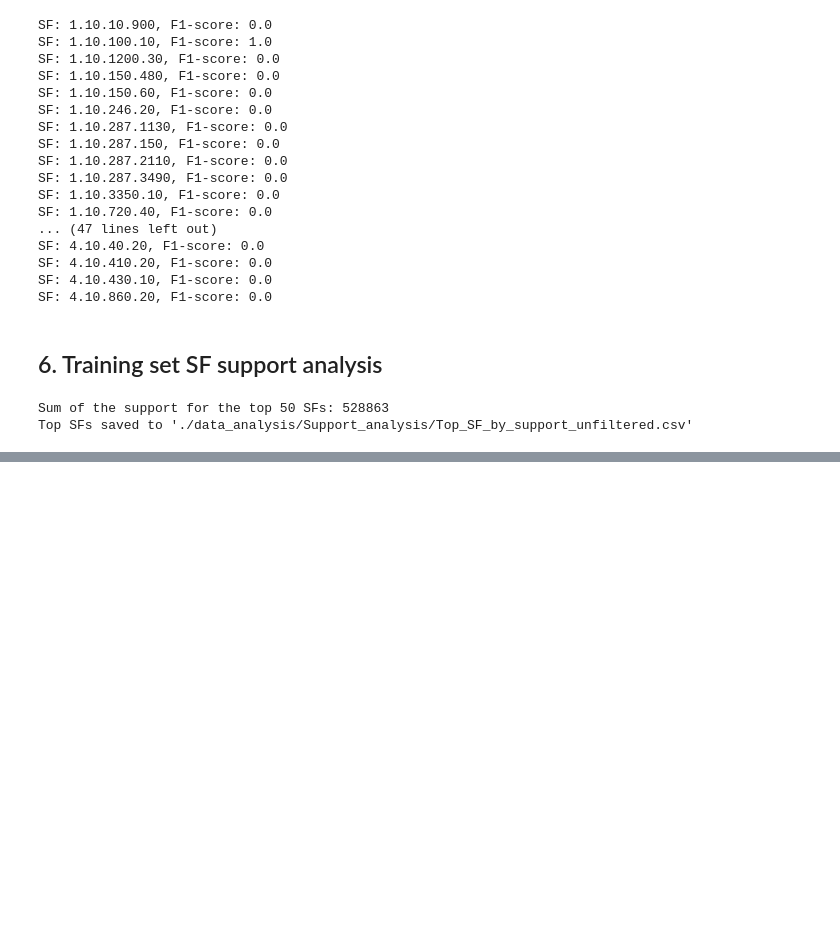
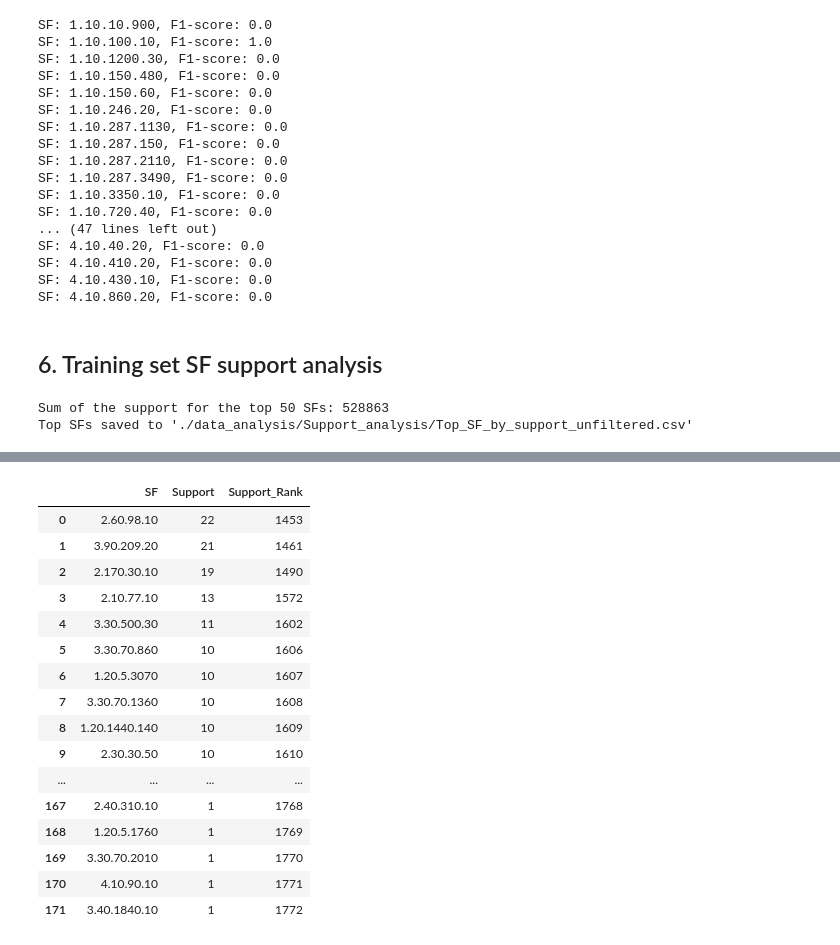
Before and after one commit to Mouret-Orfeu/CATHe2, a Jupyter notebook: data_analysis/Data_analysis.ipynb, the cells around one changed output, grey strips where cells are left out. Saved outputs shown, nothing was run; the diff lists cells and outputs as text; code cells hidden in the pictures; blank space fills up the shorter version.

Commit message:
feat: Analysis of removed SF support rankwith filter usage

```diff
--- a/data_analysis/Data_analysis.ipynb
+++ b/data_analysis/Data_analysis.ipynb
@@ -1613,0 +1700,70 @@ print(f'Number of Domain_ids in Train.csv for the top SFs: {len(top_sf_domain_id
+# %%
+import pandas as pd
+import os
+# Set working directory
+os.chdir('/home/orfeu/Documents/documents/important/travail/stage/stage/stage_2023_2024/Recherche_scientifique_Londre/Auto_Prot_function_detection_and_classification/work/code/CATHe')
+from IPython.display import display
+pd.set_option('display.max_rows', 200)  # Show up to 200 rows
+
+# SF support threshold ranking building ##############################################################################
+
+# Load the CSV files
+train_set_ids_path = './data/Dataset/csv/Train.csv'
+train_df = pd.read_csv(train_set_ids_path)
+
+
+# Count the support of each value in the "SF" column
+support_counts = train_df['SF'].value_counts()
+
+# Create a DataFrame with the counts and rank the "SF" values by support size (descending order)
+support_ranking = support_counts.reset_index()
+support_ranking.columns = ['SF', 'Support']
+support_ranking = support_ranking.sort_values(by='Support', ascending=False).reset_index(drop=True)
+
+
+# Add a ranking column (starting from 1)
+support_ranking['Support_Rank'] = support_ranking.index + 1
+
+
+# Extracting filtered SF #############################################################################################
+
+# Load the CSV files
+train_ids_df = pd.read_csv('./data/Dataset/csv/Train_ids_for_3Di_usage_pLDDT_threshold_0_support_threshold_10.csv')
+
+# Extract IDs from the respective columns
+train_ids = set(train_ids_df['Domain_id'])
+train_csv_ids = set(train_df['Unnamed: 0'])
+
+# Find IDs in Train.csv that are not in Train_ids_for_3Di_usage_pLDDT_threshold_0_support_threshold_10.csv
+missing_ids = train_csv_ids - train_ids
+
+# print("len missing_ids", len(missing_ids))
+
+# Filter rows in train_df where 'Unnamed: 0' is in missing_ids
+train_remaining_rows = train_df[~train_df['Unnamed: 0'].isin(missing_ids)]
+
+# Extract unique 'SF' values
+train_remaining_SF = train_remaining_rows['SF'].unique()
+all_train_SF = train_df['SF'].unique()
+
+# Compute removed SF values
+removed_SF = set(all_train_SF) - set(train_remaining_SF)
+
+# Convert back to a list if needed
+removed_SF = list(removed_SF)
+
+# print("len removed_SF", len(removed_SF))
+
+
+
+
+# printing support ranking of filtered SF from pLDDT threshold 24 (+ 3Di extraction) #################################
+
+# Get the support ranking of filtered SF
+filtered_sf_ranking = support_ranking[support_ranking['SF'].isin(removed_SF)].reset_index(drop=True)
+
+# Print the filtered support ranking
+print("Support and support ranking of removed SF when using 3Di and pLDDT threshold 0 and support threshold 10")
+# Display the DataFrame in a scrollable format
+display(filtered_sf_ranking)
+# %% [output]
@@ -1613,0 +1771,17 @@ print(f'Number of Domain_ids in Train.csv for the top SFs: {len(top_sf_domain_id
+|  | SF | Support | Support_Rank |
+| 0 | 2.60.98.10 | 22 | 1453 |
+| 1 | 3.90.209.20 | 21 | 1461 |
+| 2 | 2.170.30.10 | 19 | 1490 |
+| 3 | 2.10.77.10 | 13 | 1572 |
+| 4 | 3.30.500.30 | 11 | 1602 |
+| 5 | 3.30.70.860 | 10 | 1606 |
+| 6 | 1.20.5.3070 | 10 | 1607 |
+| 7 | 3.30.70.1360 | 10 | 1608 |
+| 8 | 1.20.1440.140 | 10 | 1609 |
+| 9 | 2.30.30.50 | 10 | 1610 |
+| ... | ... | ... | ... |
+| 167 | 2.40.310.10 | 1 | 1768 |
+| 168 | 1.20.5.1760 | 1 | 1769 |
+| 169 | 3.30.70.2010 | 1 | 1770 |
+| 170 | 4.10.90.10 | 1 | 1771 |
+| 171 | 3.40.1840.10 | 1 | 1772 |
```
Also changed, not shown: parts of 3 cells of this notebook.
